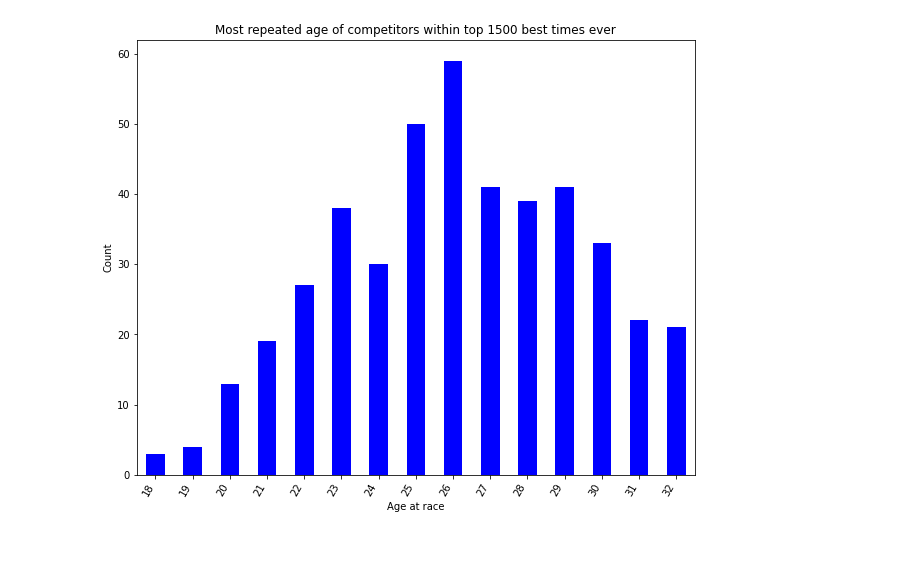
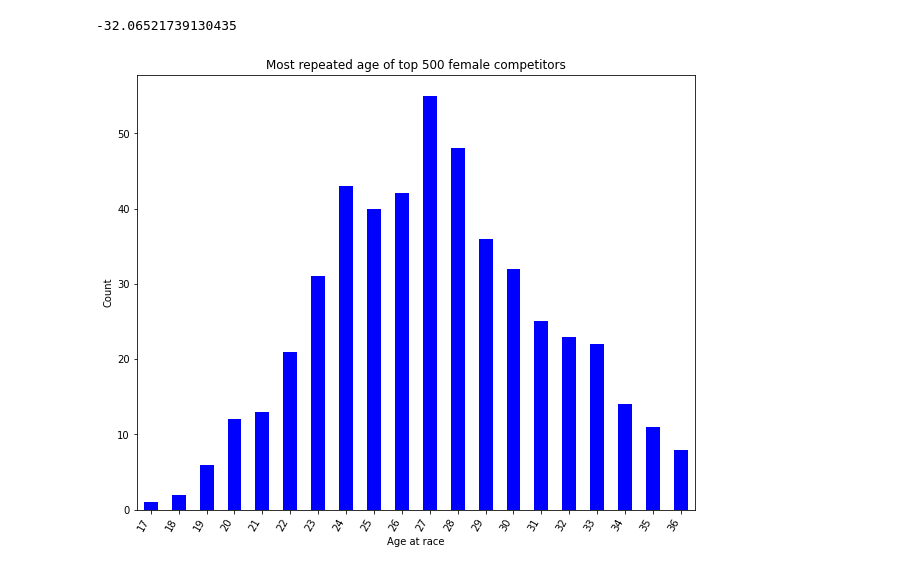
Before and after one commit to medinaale91/Ironhack_final_project, a Jupyter notebook: 03_data_analysis.ipynb, the cells around one changed output. Cells and saved outputs as stored; diff of their text form; code cells hidden in the pictures.

```diff
--- a/03_data_analysis.ipynb
+++ b/03_data_analysis.ipynb
@@ -14,0 +26,3 @@ df.head()
+# %%
+df_women = pd.read_csv("./output/data_women_cleaned.csv", index_col="Rank")
+df_women.head()
@@ -108,16 +344,29 @@ plt.savefig("top_cities_pie_chart.png")
+# %%
+marathon_men_best_time_per_year_starting_1972 = marathon_men_best_time_per_year.iloc[5:].reset_index(drop=True)
+
+gaps = []
+for i in range(0, marathon_men_best_time_per_year_starting_1972.shape[0]-3):
+    current_time_sec = marathon_men_best_time_per_year_starting_1972.iloc[i]["TimeSec"]
+    next_three_years_time_sec = marathon_men_best_time_per_year_starting_1972.iloc[i+3]["TimeSec"]
+    gap = next_three_years_time_sec - current_time_sec
+    gaps.append(gap)
+
+sum(gaps)/len(gaps)
+# %% [output]
+-32.06521739130435
 # %%
-# Hist Plot "Age at race" para determinar la edad ideal para batir tiempos.
-#### Mostrar la edad de los 500 mejores tiempos en lugar de los 1500?
+# Hist Plot "Age at race" para determinar la edad ideal para batir tiempos en la categoria femenina.
+# Mostramos la edad de los 500 mejores tiempos.
 
-ages= sorted(list(df["Age at race"].unique()))
+women_ages= sorted(list(df_women["Age at race"].unique()))
 
 plt.figure(figsize=(10, 8))
 
-df["Age at race"].head(500).value_counts(sort=False).head(15).plot.bar(color = "blue");
+df_women["Age at race"].head(500).value_counts(sort=False).head(20).plot.bar(color = "blue");
 plt.xticks(rotation=60,ha='right');
 
-plt.title("Most repeated age of competitors within top 1500 best times ever");
+plt.title("Most repeated age of top 500 female competitors");
 plt.xlabel('Age at race');
 plt.ylabel('Count');
 # %% [output]
-[figure, old version]
+[figure, new version]
```
Also changed, not shown: parts of 29 cells of this notebook, 47 other files.
